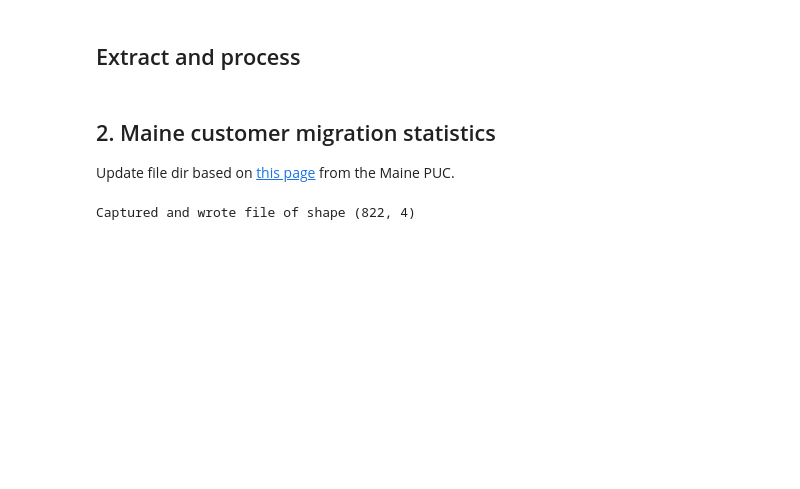
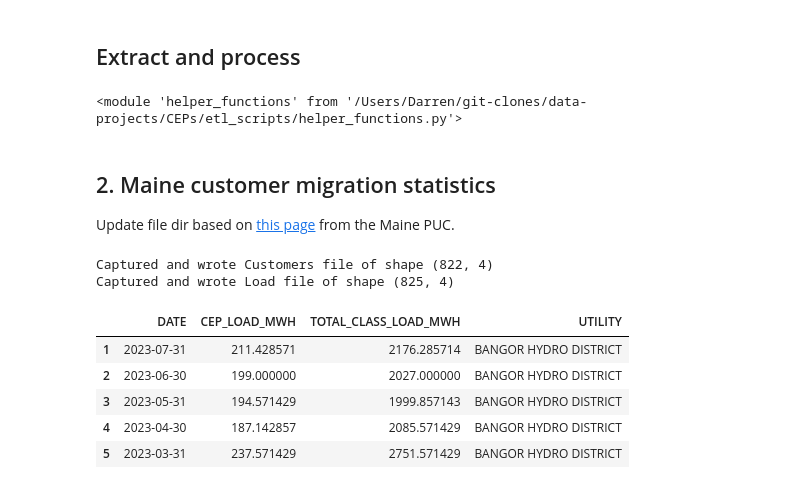
Before and after one commit to darrenfishell/data-projects, a Jupyter notebook: CEPs/etl_scripts/cep_data_prep.ipynb, the cells around one changed output. Cells and saved outputs as stored; diff of their text form; code cells hidden in the pictures; blank space fills up the shorter version.

```diff
--- a/CEPs/etl_scripts/cep_data_prep.ipynb
+++ b/CEPs/etl_scripts/cep_data_prep.ipynb
@@ -59,5 +93,9 @@ Wrote dataframe to CSV in /Users/Darren/git-clones/data-projects/CEPs/etl_script
 # %% [markdown]
 ## Extract and process
+# %%
+reload(hf)
+# %% [output]
+<module 'helper_functions' from '/Users/Darren/git-clones/data-projects/CEPs/etl_scripts/helper_functions.py'>
 # %% [markdown]
 ## 2. Maine customer migration statistics
 
@@ -65,7 +103,15 @@ Update file dir based on [this page](https://www.maine.gov/mpuc/regulated-utilit
 # %%
 migration_xls = 'https://www.maine.gov/mpuc/sites/maine.gov.mpuc/files/inline-files/Standard%20Offer%20Migration%20Stats%20through%2008.15.23.xls'
 # %%
-migration_df = hf.process_customer_migration_files(migration_xls, process_dir)
+migration_df = hf.process_customer_migration_files(migration_xls, data_dir, process_dir)
+
 migration_df.head()
 # %% [output]
-Captured and wrote file of shape (822, 4)
+Captured and wrote Customers file of shape (822, 4)
+Captured and wrote Load file of shape (825, 4)
+|  | DATE | CEP_LOAD_MWH | TOTAL_CLASS_LOAD_MWH | UTILITY |
+| 1 | 2023-07-31 | 211.428571 | 2176.285714 | BANGOR HYDRO DISTRICT |
+| 2 | 2023-06-30 | 199.000000 | 2027.000000 | BANGOR HYDRO DISTRICT |
+| 3 | 2023-05-31 | 194.571429 | 1999.857143 | BANGOR HYDRO DISTRICT |
+| 4 | 2023-04-30 | 187.142857 | 2085.571429 | BANGOR HYDRO DISTRICT |
+| 5 | 2023-03-31 | 237.571429 | 2751.571429 | BANGOR HYDRO DISTRICT |
```
Also changed, not shown: parts of 2 cells of this notebook, 15 other files.
